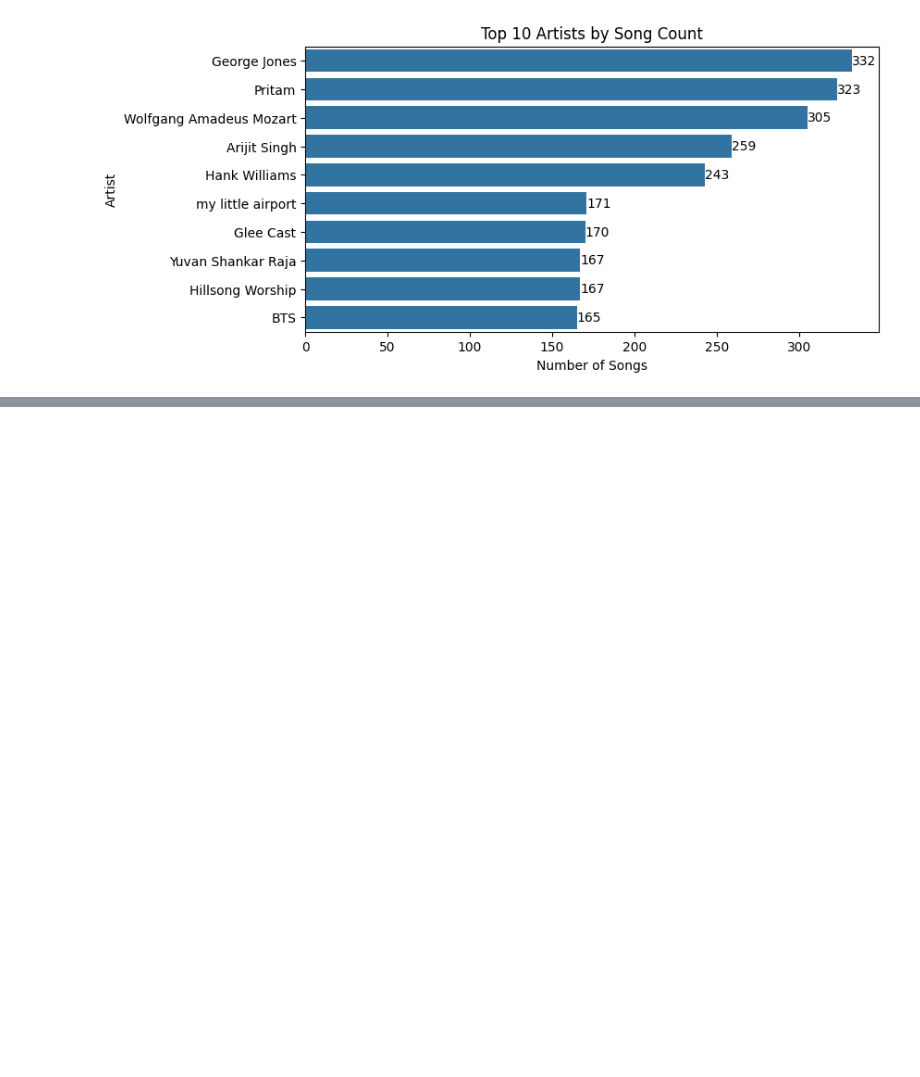
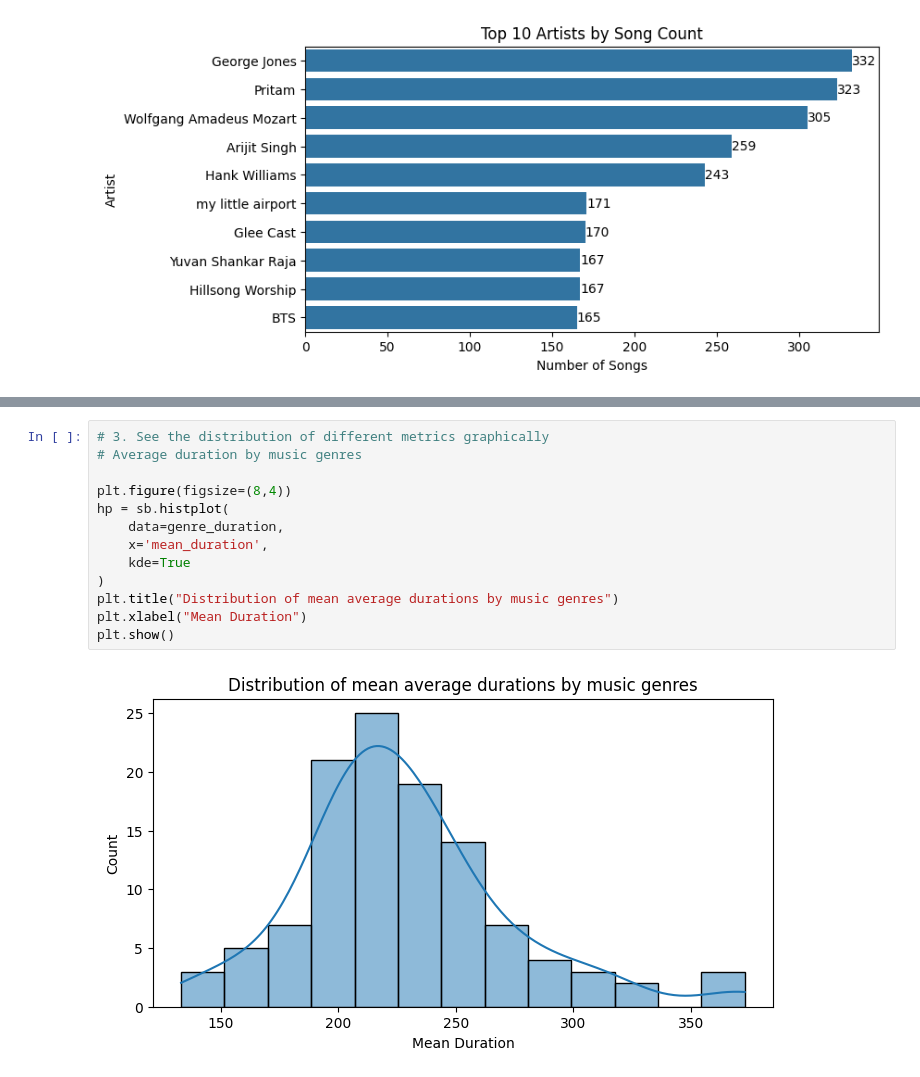
Before and after one commit to puck-arthur/data-learning, a Jupyter notebook: notebooks/week1-python-pandas-refresher.ipynb, the cells around one changed output, grey strips where cells are left out. Drawn from its saved outputs; the diff is of its cells as text; blank space fills up the shorter version.

```diff
--- a/notebooks/week1-python-pandas-refresher.ipynb
+++ b/notebooks/week1-python-pandas-refresher.ipynb
@@ -223,0 +285,15 @@ plt.show()
+# %%
+# 3. See the distribution of different metrics graphically
+# Average duration by music genres
+
+plt.figure(figsize=(8,4))
+hp = sb.histplot(
+    data=genre_duration,
+    x='mean_duration',
+    kde=True
+)
+plt.title("Distribution of mean average durations by music genres")
+plt.xlabel("Mean Duration")
+plt.show()
+# %% [output]
+[figure, added]
```
Also changed, not shown: parts of 6 cells of this notebook.
